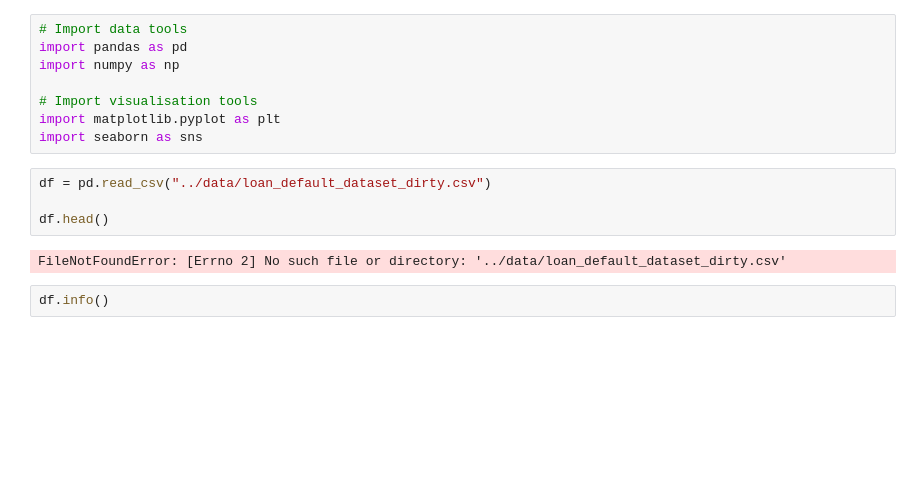
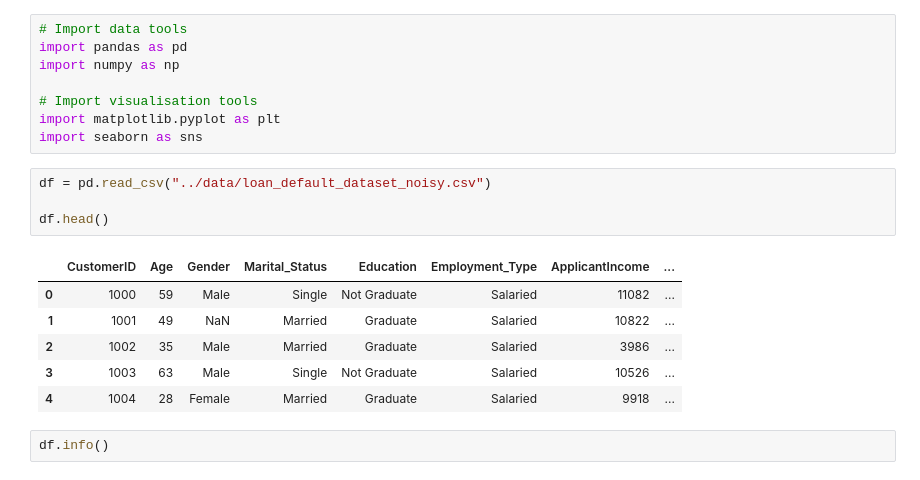
Before and after one commit to Vedema/Data_Analytics_ARU, a Jupyter notebook: Week 12_Project/notebooks/loan_analysis2.ipynb, the cells around one changed output. Cells and saved outputs as stored; diff of their text form; blank space fills up the shorter version.

```diff
--- a/Week 12_Project/notebooks/loan_analysis2.ipynb
+++ b/Week 12_Project/notebooks/loan_analysis2.ipynb
@@ -7,11 +7,16 @@ import numpy as np
 import matplotlib.pyplot as plt
 import seaborn as sns
 # %%
-df = pd.read_csv("../data/loan_default_dataset_dirty.csv")
+df = pd.read_csv("../data/loan_default_dataset_noisy.csv")
 
 df.head()
 # %% [output]
-FileNotFoundError: [Errno 2] No such file or directory: '../data/loan_default_dataset_dirty.csv'
+|  | CustomerID | Age | Gender | Marital_Status | Education | Employment_Type | ApplicantIncome | ... |
+| 0 | 1000 | 59 | Male | Single | Not Graduate | Salaried | 11082 | ... |
+| 1 | 1001 | 49 | NaN | Married | Graduate | Salaried | 10822 | ... |
+| 2 | 1002 | 35 | Male | Married | Graduate | Salaried | 3986 | ... |
+| 3 | 1003 | 63 | Male | Single | Not Graduate | Salaried | 10526 | ... |
+| 4 | 1004 | 28 | Female | Married | Graduate | Salaried | 9918 | ... |
 # %%
 df.info()
 # %% [output]
```
Also changed, not shown: parts of 1 cell of this notebook.
